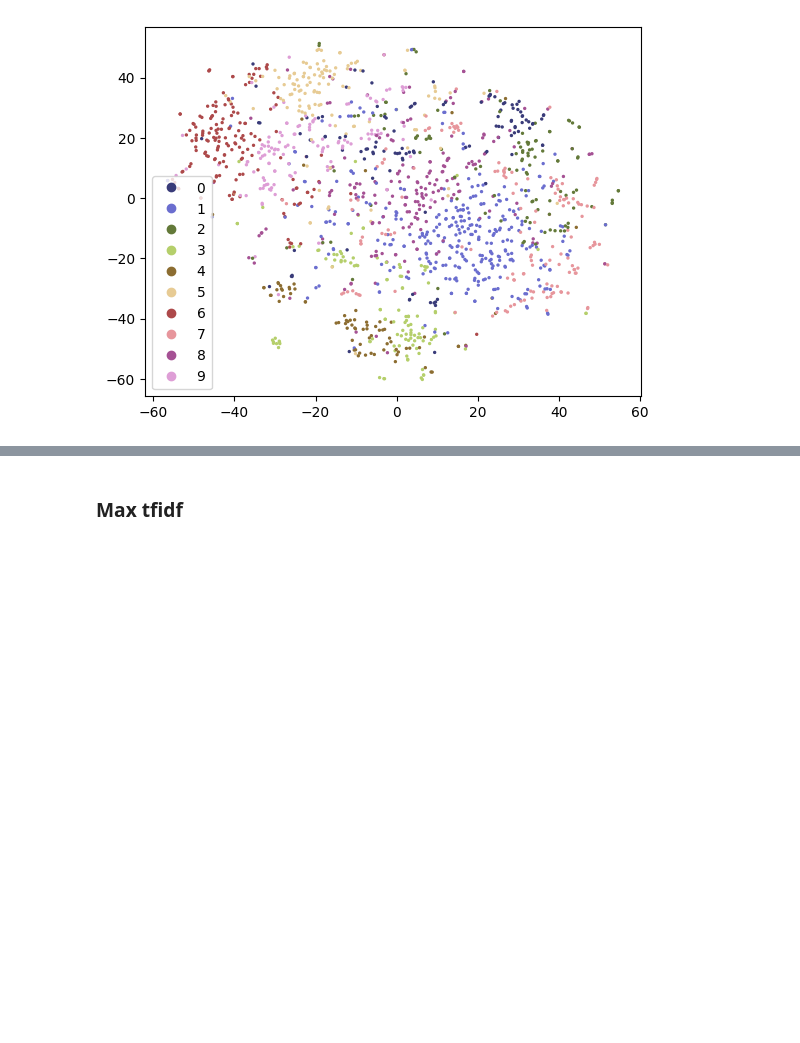
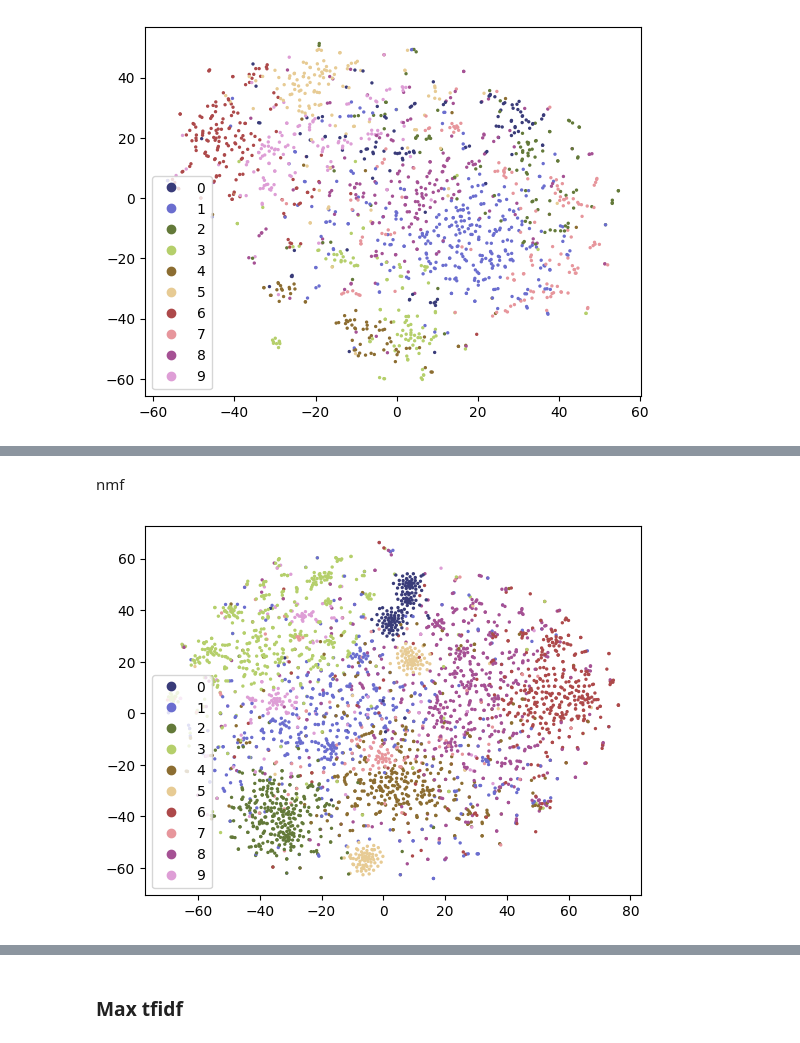
Before and after one commit to mlynatom/viz_project, a Jupyter notebook: data_view.ipynb, the cells around one changed output, grey strips where cells are left out. Drawn from its saved outputs; the diff is of its cells as text; code cells hidden in the pictures; blank space fills up the shorter version.

```diff
--- a/data_view.ipynb
+++ b/data_view.ipynb
@@ -267,0 +257,17 @@ reduce_dim(TSNE(n_components=2, init="random", random_state=SEED), tf_idf_matrix
+# %% [markdown]
+nmf
+# %%
+nmf_kos = NMF(n_components=10, random_state=SEED)
+nmf_nips = NMF(n_components=10, random_state=SEED)
+# %%
+W_kos = nmf_kos.fit_transform(tf_idf_matrix_kos) #documents # topics
+H_kos = nmf_kos.components_ #topics x words
+W_nips = nmf_nips.fit_transform(tf_idf_matrix_nips) #documents # topics
+H_nips = nmf_nips.components_ #topics x words
+# %%
+topics_nmf_kos = np.argmax(W_kos, axis=1)
+topics_nmf_nips = np.argmax(W_nips, axis=1)
+# %%
+reduce_dim(TSNE(n_components=2, init="random", random_state=SEED), tf_idf_matrix_kos, colour=topics_nmf_kos, cmap="tab20b")
+# %% [output]
+[figure, added]
```
Also changed, not shown: parts of 14 cells of this notebook, 2 other files.
